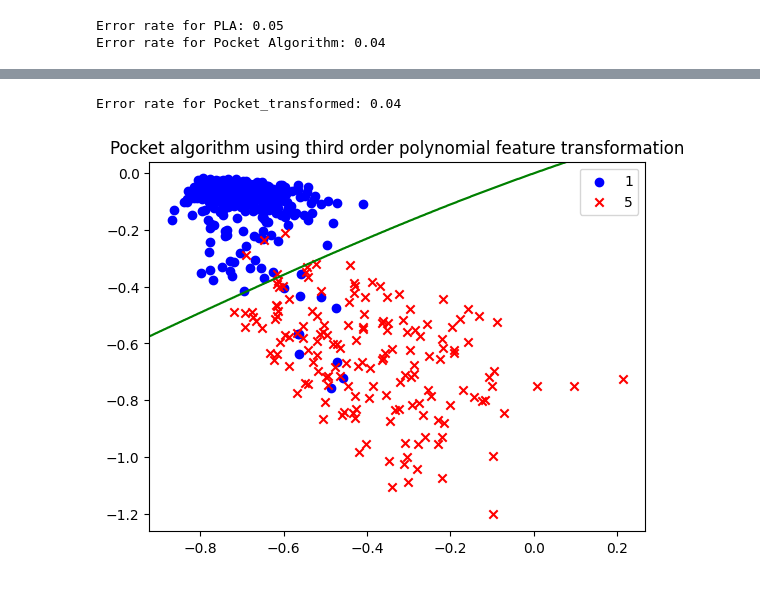
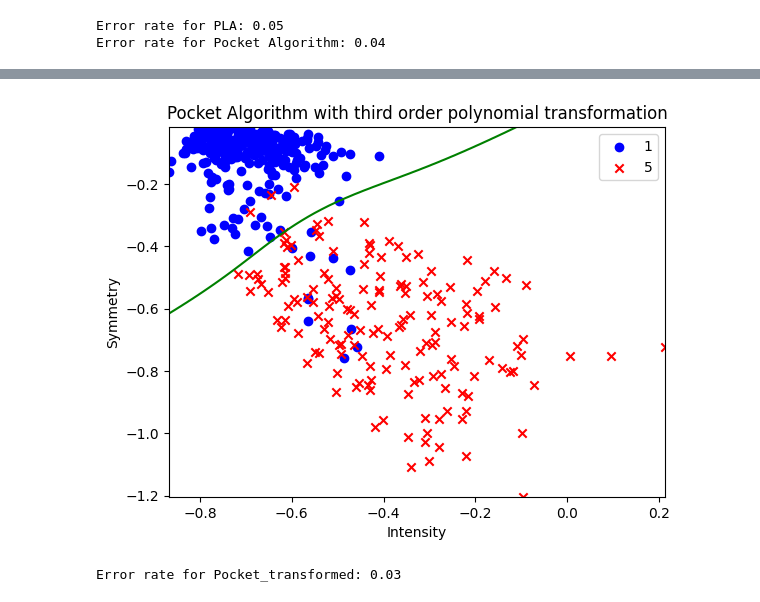
Before and after one commit to kwanqing/CMPE-257, a Jupyter notebook: Task_3.ipynb, the cells around one changed output, grey strips where cells are left out. Cells and saved outputs as stored; diff of their text form; code cells hidden in the pictures.

Commit message:
Updated third order polynomial

```diff
--- a/Task_3.ipynb
+++ b/Task_3.ipynb
@@ -234,0 +204,11 @@ x_test_transformed = transform_features(x_test)
+# %%
+from sklearn.preprocessing import PolynomialFeatures
+
+# Stack the features
+x_test_original = np.column_stack((intensity_list_test, symmetry_list_test))
+
+poly = PolynomialFeatures(3)
+
+x_test_poly = poly.fit_transform(x_test_original)
+
+x_test_poly.shape, x_test_poly[:5]
@@ -235,34 +233,38 @@ x_test_transformed = transform_features(x_test)
 # %%
-# w_PLA_transformed = pla(x_train_transformed, y_train)
-w_pocket_transformed = pocket_algorithm(x_test_transformed, y_test, max_iterations=1000)
+# Run the Pocket Algorithm with fewer iterations
+w_pocket_transformed = pocket_algorithm(x_test_poly, y_test, max_iter=100000)
 
-# Compute test error
-error_rate_pocket_transformed = compute_error_rate(w_pocket_transformed, x_test_transformed, y_test)
-
-print(f"Error rate for Pocket_transformed: {error_rate_pocket_transformed:.2f}")
-
+# Scatter plot
 plt.scatter([intensity_list_test[i] for i in range(len(labels_test)) if labels_test[i] == 1],
             [symmetry_list_test[i] for i in range(len(labels_test)) if labels_test[i] == 1],
             label='1', color='blue', marker='o')
 
 plt.scatter([intensity_list_test[i] for i in range(len(labels_test)) if labels_test[i] == -1],
             [symmetry_list_test[i] for i in range(len(labels_test)) if labels_test[i] == -1],
             label='5', color='red', marker='x')
 
-axes = plt.gca()
-xlims = axes.get_xlim()
-ylims = axes.get_ylim()
-x1 = np.linspace(xlims[0], xlims[1], 1000)
-x2 = np.linspace(ylims[0], ylims[1], 1000)
-xx, yy = np.meshgrid(x1, x2)
-grid_features = transform_features(np.c_[np.ones(xx.ravel().shape[0]), xx.ravel(), yy.ravel()])
-Z = np.sign(np.dot(grid_features, w_pocket_transformed))
+# Plot decision boundary
+x_min, x_max = np.min(intensity_list_test), np.max(intensity_list_test)
+y_min, y_max = np.min(symmetry_list_test), np.max(symmetry_list_test)
+
+# Plot decision boundary
+xx, yy = np.meshgrid(np.linspace(x_min, x_max, 100), np.linspace(y_min, y_max, 100))
+Z = poly.transform(np.c_[xx.ravel(), yy.ravel()]).dot(w_pocket_transformed)
 Z = Z.reshape(xx.shape)
-plt.contour(xx, yy, Z, levels=[0], colors='g')
 
+plt.contour(xx, yy, Z, levels=[0], colors='green')
+
+plt.xlabel('Intensity')
+plt.ylabel('Symmetry')
 plt.legend()
-plt.title('Pocket algorithm using third order polynomial feature transformation')
+plt.title('Pocket Algorithm with third order polynomial transformation')
 plt.show()
 # %% [output]
-Error rate for Pocket_transformed: 0.04
-[figure, old version]
+[figure, new version]
+# %%
+# Compute test error
+error_rate_pocket_transformed = compute_error_rate(w_pocket_transformed, x_test_poly, y_test)
+
+print(f"Error rate for Pocket_transformed: {error_rate_pocket_transformed:.2f}")
+# %% [output]
+Error rate for Pocket_transformed: 0.03
```
Also changed, not shown: parts of 11 cells of this notebook.
